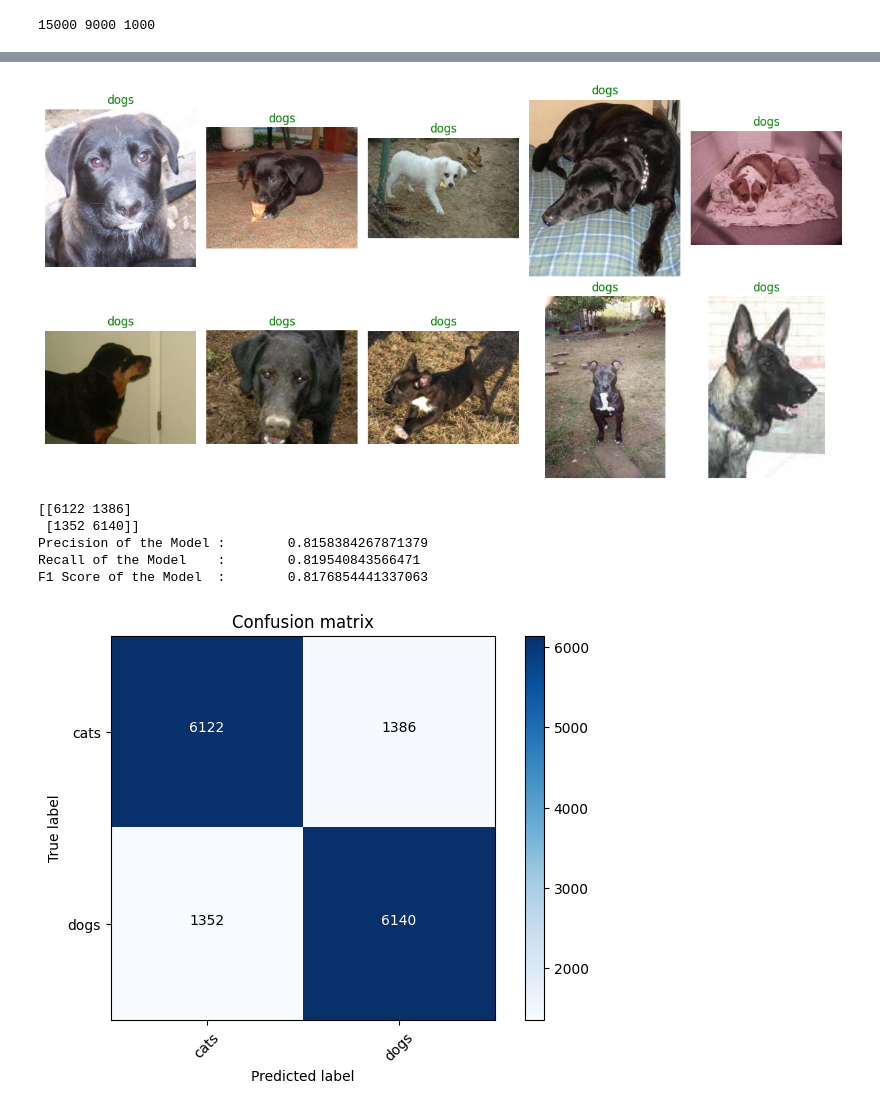
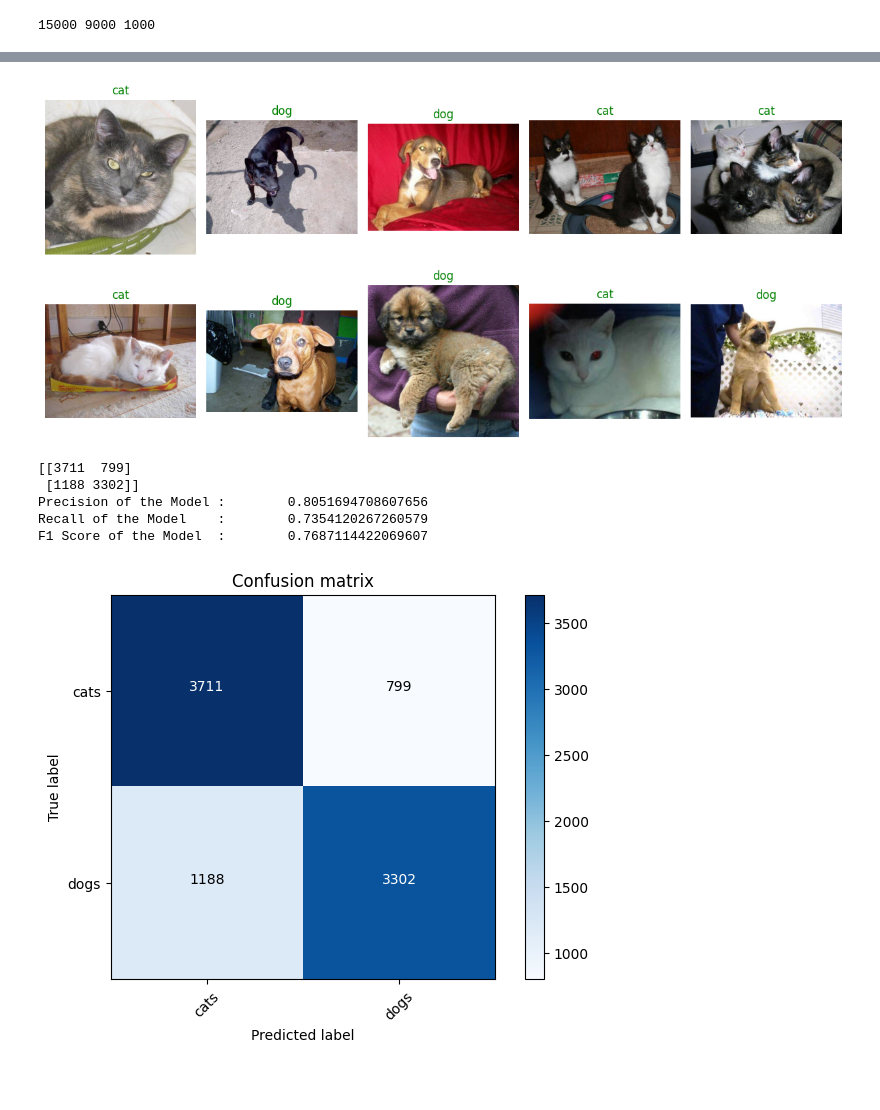
Before and after one commit to yarkalm/dogsvscats, a Jupyter notebook: run.ipynb, the cells around one changed output, grey strips where cells are left out. Drawn from its saved outputs; the diff is of its cells as text; code cells hidden in the pictures; blank space fills up the shorter version.

```diff
--- a/run.ipynb
+++ b/run.ipynb
@@ -52,7 +52,7 @@ params = {
 # Создание экземпляра модели
 model, criterion, optimizer = create_model(params)
 # Создание датасетов
-train_loader, train_dataset, val_loader, val_dataset, test_loader, test_dataset = create_loader(correct_images_filepaths)
+train_loader, train_dataset, val_loader, val_dataset, test_loader, test_dataset, test_images_filepaths = create_loader(correct_images_filepaths)
 # %%
 print(len(train_loader.dataset),len(val_loader.dataset),len(test_loader.dataset))
 # %% [output]
@@ -109,15 +109,15 @@ plt.show()
 # %%
 predicted_labels = predict(model, params, test_loader)
 
-display_image_grid(test_images_filepaths)
+display_image_grid(test_images_filepaths[:10], predicted_labels)
 # %% [output]
-[figure, old version]
+[figure, new version]
 # %%
-conf_matrix(model, params, train_loader)
+conf_matrix(model, params, val_loader)
 # %% [output]
-[[6122 1386]
- [1352 6140]]
-Precision of the Model :        0.8158384267871379
-Recall of the Model    :        0.819540843566471
-F1 Score of the Model  :        0.8176854441337063
+[[3711  799]
+ [1188 3302]]
+Precision of the Model :        0.8051694708607656
+Recall of the Model    :        0.7354120267260579
+F1 Score of the Model  :        0.7687114422069607
-[figure, old version]
+[figure, new version]
```
Also changed, not shown: parts of 3 cells of this notebook, 2 other files.
